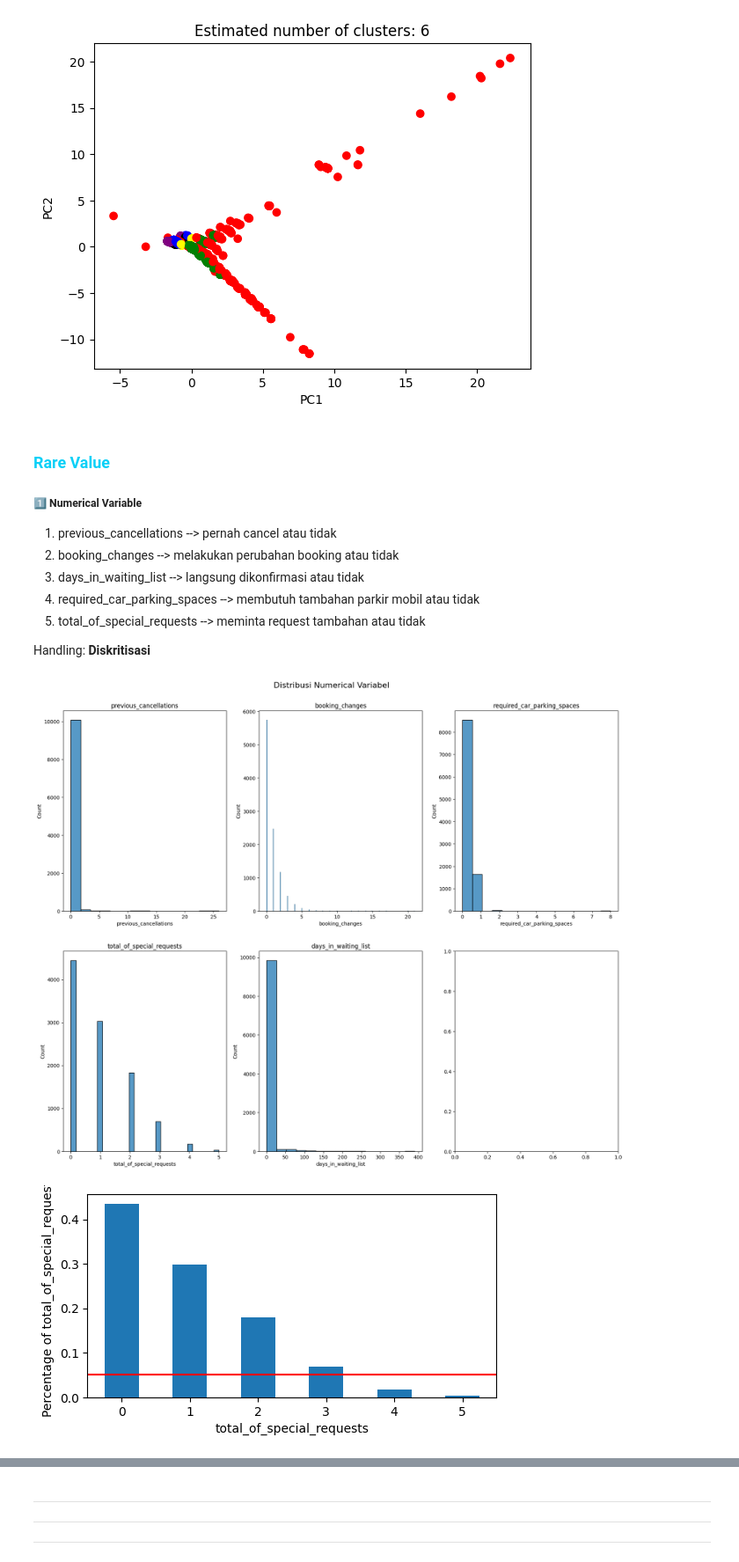
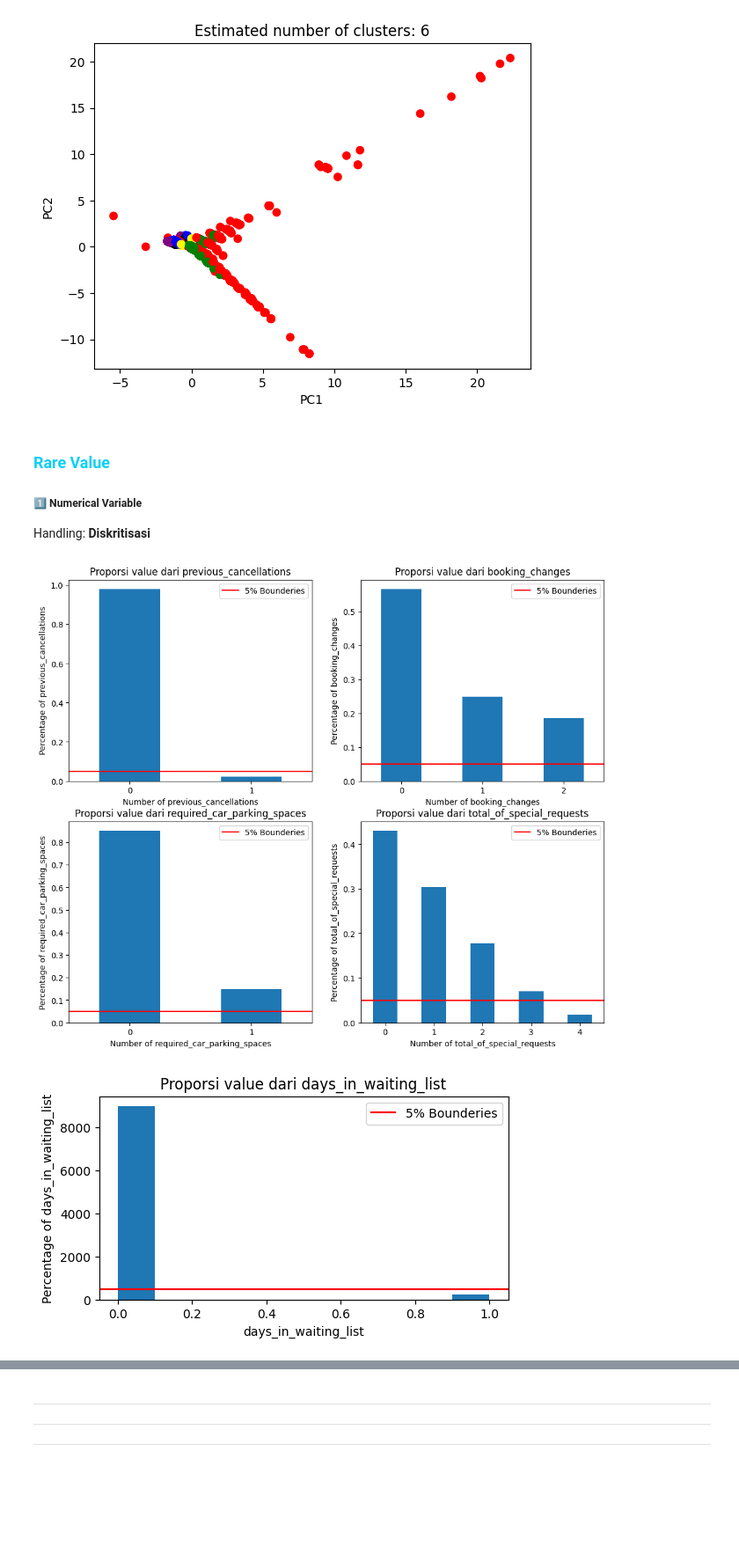
Before and after one commit to fnkhairudin/Hotel-Booking-Demand, a Jupyter notebook: notebooks/1.0-fnk-hotel-classification.ipynb, the cells around one changed output, grey strips where cells are left out. Shown at 88% size. Drawn from its saved outputs; the diff is of its cells as text; code cells hidden in the pictures; blank space fills up the shorter version.

Commit message:
rare value analysis

```diff
--- a/notebooks/1.0-fnk-hotel-classification.ipynb
+++ b/notebooks/1.0-fnk-hotel-classification.ipynb
@@ -509,30 +512,66 @@ df_plot['Cluster'] = model
 fig = px.scatter_3d(data_frame=df_plot, x='PC1', y='PC2', z='PC3',
             color='Cluster', color_continuous_scale=px.colors.sequential.Hot, title='3D outlier plot')
 fig.show();
+# %%
+# remove outliers
+data = data.query("~(Cluster == -1)")
 # %% [markdown]
 <h3><span style="color:#0ad0f7">Rare Value</span></h3>
 <h5>1️⃣ Numerical Variable</h5>
 
-1. previous_cancellations --> pernah cancel atau tidak
-2. booking_changes --> melakukan perubahan booking atau tidak
-3. days_in_waiting_list --> langsung dikonfirmasi atau tidak
-4. required_car_parking_spaces --> membutuh tambahan parkir mobil atau tidak
-5. total_of_special_requests --> meminta request tambahan atau tidak
-
 Handling: **Diskritisasi**
-# %%
-fnk.histlots_custom(data,columns_list=num_cols1[:-1],rows=2, cols=3, suptitle="Distribusi Numerical Variabel", size=(20,16))
-# %% [output]
-[figure, removed]
-# %%
-temp_df = pd.Series(data['total_of_special_requests'].value_counts() / len(data))
-
-plt.figure(figsize=(6, 3))
-fig = temp_df.sort_values(ascending=False).plot.bar(rot=0)
-fig.set_xlabel('total_of_special_requests')
-
-fig.axhline(y=0.05, color='red')
-fig.set_ylabel('Percentage of total_of_special_requests')
-plt.show()
-# %% [output]
-[figure, removed]
+# %%
+# kolom 'previous_cancellations', 'booking_changes', 'required_car_parking_spaces', 'total_of_special_requests'
+fig, ((ax1,ax2), (ax3,ax4)) = plt.subplots(nrows=2, ncols=2, figsize=(12,10))
+
+row1 = [ax1,ax2]
+row2 = [ax3,ax4]
+col1 = ['previous_cancellations', 'booking_changes']
+col2 = ['required_car_parking_spaces', 'total_of_special_requests']
+title1 = ['Proporsi value dari previous_cancellations','Proporsi value dari booking_changes']
+title2 = ['Proporsi value dari required_car_parking_spaces','Proporsi value dari total_of_special_requests']
+
+for i in zip(row1, row2, col1, col2, title1, title2):
+    # DataFrame
+    temp_df1 = pd.Series(data[i[2]].value_counts() / len(data)).sort_values(ascending=False).plot(kind='bar', label='', ax=i[0])
+    temp_df2 = pd.Series(data[i[3]].value_counts() / len(data)).sort_values(ascending=False).plot(kind='bar', label='', ax=i[1])
+    # set title
+    i[0].set_title(i[-2])
+    i[1].set_title(i[-1])
+    # horizontal line: boundary yang digunakan adalah 5%, di bawah 5% akan diasumsikan sebagai rare value
+    i[0].axhline(y=0.05, color='red', label='5% Bounderies')
+    i[1].axhline(y=0.05, color='red', label='5% Bounderies')
+    # set x label and its rotation
+    i[0].tick_params(axis='x', labelrotation=360)
+    i[1].tick_params(axis='x', labelrotation=360)
+    i[0].set_xlabel(f"Number of {i[2]}")
+    i[1].set_xlabel(f"Number of {i[3]}")
+    # ylabel
+    i[0].set_ylabel(f'Percentage of {i[2]}')
+    i[1].set_ylabel(f'Percentage of {i[3]}')
+    # legend
+    i[0].legend()
+    i[1].legend()
+
+
+# kolom days_in_waiting_list
+# figure and title
+plt.figure(figsize=(6, 3))
+plt.title("Proporsi value dari days_in_waiting_list")
+fig = data['days_in_waiting_list'].sort_values(ascending=False).plot.hist(rot=0, label='')
+
+# set x and y label
+fig.set_xlabel('days_in_waiting_list')
+fig.set_ylabel('Percentage of days_in_waiting_list')
+
+# set horizontal line
+fig.axhline(y=0.05*len(data), color='red', label=f'5% Bounderies')
+
+# legend
+plt.legend()
+
+# show graph
+plt.show()
+# %% [output]
+[figure, added]
+[figure, added]
```
Also changed, not shown: parts of 17 cells of this notebook.
